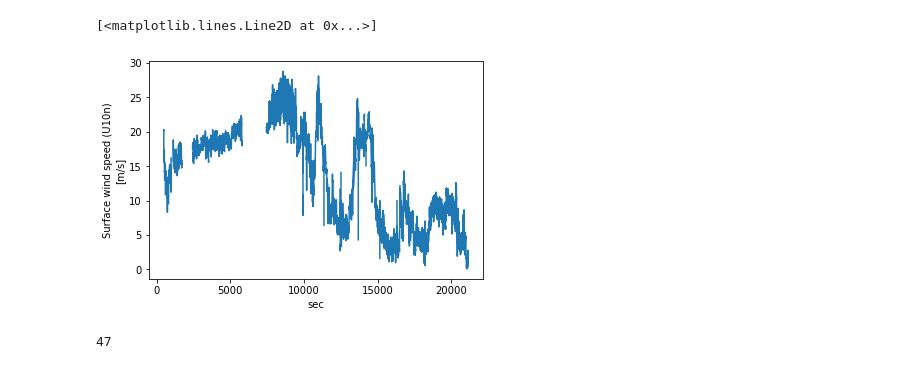
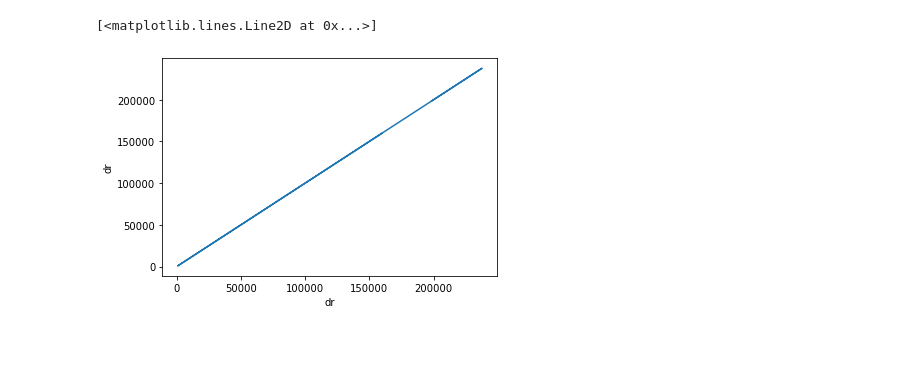
Before and after one commit to Arthur117/sfmr, a Jupyter notebook: sfmr_coloc.ipynb, the cells around one changed output. Saved outputs shown, nothing was run; the diff lists cells and outputs as text; code cells hidden in the pictures; blank space fills up the shorter version.

```diff
--- a/sfmr_coloc.ipynb
+++ b/sfmr_coloc.ipynb
@@ -21,9 +27,11 @@ PTHS = {
 
 ### PARAMS
 PRMS = {
-    'delta_t': 120, # SFMR data will be cropped around +/- 120min around the satellite acquisition
+    'delta_t': 120,                         # SFMR data will be cropped around +/- 120min around the satellite acquisition
     'r_ref':   np.linspace(0, 800000, 801), # Ref. grid
-    'save':    False
+    'dr_min':  5000,                        # ds_sfmr after interpolation must contain valid values for radii lower  than 5,000 km
+    'dr_max':  200000,                      # ds_sfmr after interpolation must contain valid values for radii higher than 200,000 km
+    'save':    True
 }
 # %%
 # # SFMR
@@ -41,11 +49,11 @@ PRMS = {
 # p = '/home/arthur/data/radiometer/KNMI/product_JF_rotated_filtered/POLAR/2019/AL052019/POL_SM_REPR_MIR_SCNFSW_20190904T100421_20190904T105819_300_301_7.nc'
 # a = xr.open_dataset(p)
 # %%
-def preprocess_time(t):
-    if len(t) == 5:
-        return '0' + t
-    else:
-        return t
+# def preprocess_time(t):
+#     if len(t) == 5:
+#         return '0' + t
+#     else:
+#         return t
 
 def get_mission(pth):
     return pth.split('/')[6]
@@ -63,7 +71,7 @@ def preprocess_sfmr(pth):
         ds_sfmr   = xr.open_dataset(pth)[subset]
         ds_sfmr   = ds_sfmr.where(ds_sfmr.SWS >= 0, drop=True) # SFMR SWS contains NaN values (labelled -999.9)
         sttDate   = ds_sfmr.DATE[0].astype(str).item()[:8]
-        endDate   = ds_sfmr.DATE[-1].astype(str).item()[:8]
+        endDate   = ds_sfmr.DATE[-2].astype(str).item()[:8]
     if get_mission(pth) == 'noaa_nesdis_star':
         subset    = ['time', 'longitude', 'latitude', 'wind_speed']
         ds_sfmr   = xr.open_dataset(pth)[subset]
@@ -81,7 +89,10 @@ def preprocess_sfmr(pth):
 
     # Start dateTime of SFMR
     if get_mission(pth) == 'noaa_aoml_hrd':
-        sttTime, endTime =  preprocess_time(ds_sfmr.TIME[0].astype(str).item()[:-2]), preprocess_time(ds_sfmr.TIME[-1].astype(str).item()[:-2])
+        # sttTime, endTime =  preprocess_time(ds_sfmr.TIME[0].astype(str).item()[:-2]), preprocess_time(ds_sfmr.TIME[-1].astype(str).item()[:-2])
+        sttTime = '{:06d}'.format(ds_sfmr.TIME[0].astype(int).item())
+        endTime = '{:06d}'.format(ds_sfmr.TIME[-1].astype(int).item())
+        print(sttTime, endTime, endDate)
     if get_mission(pth) == 'noaa_nesdis_star':
         sttTime = '{:02d}{:02d}{:02d}'.format(pd.to_datetime(ds_sfmr.time[0].data).hour,  pd.to_datetime(ds_sfmr.time[0].data).minute,  pd.to_datetime(ds_sfmr.time[0].data).second)
         endTime = '{:02d}{:02d}{:02d}'.format(pd.to_datetime(ds_sfmr.time[-1].data).hour, pd.to_datetime(ds_sfmr.time[-1].data).minute, pd.to_datetime(ds_sfmr.time[-1].data).second)
@@ -270,9 +247,5 @@ Data variables: (12/14)
-# %%
-ds_sfmr.wind_speed.plot()
-# %% [output]
-[<matplotlib.lines.Line2D at 0x...>]
-[figure, removed]
-# %%
-len(sat_pths)
-# %% [output]
-47
+# %%
+dss.dr.plot()
+# %% [output]
+[<matplotlib.lines.Line2D at 0x...>]
+[figure, added]
```
Also changed, not shown: parts of 30 cells of this notebook.
